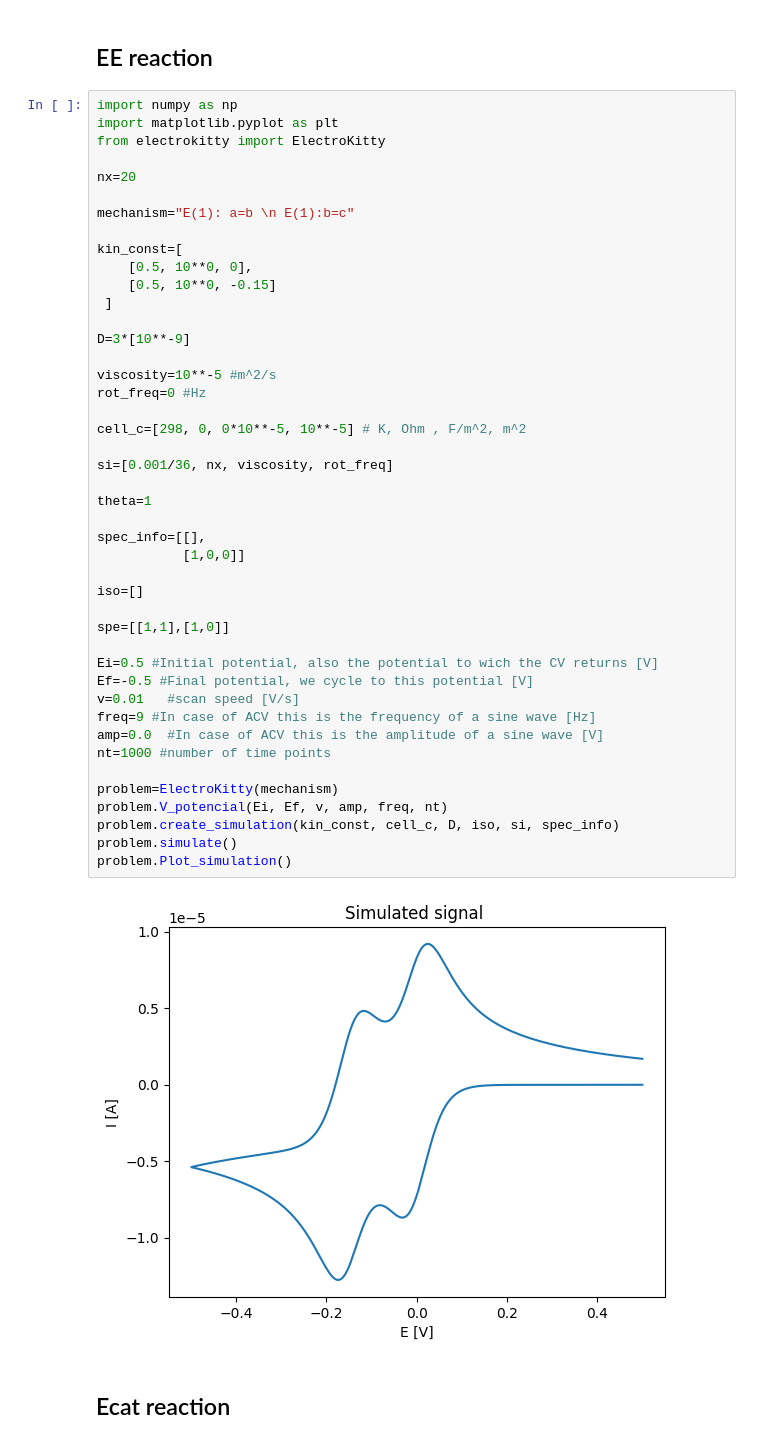
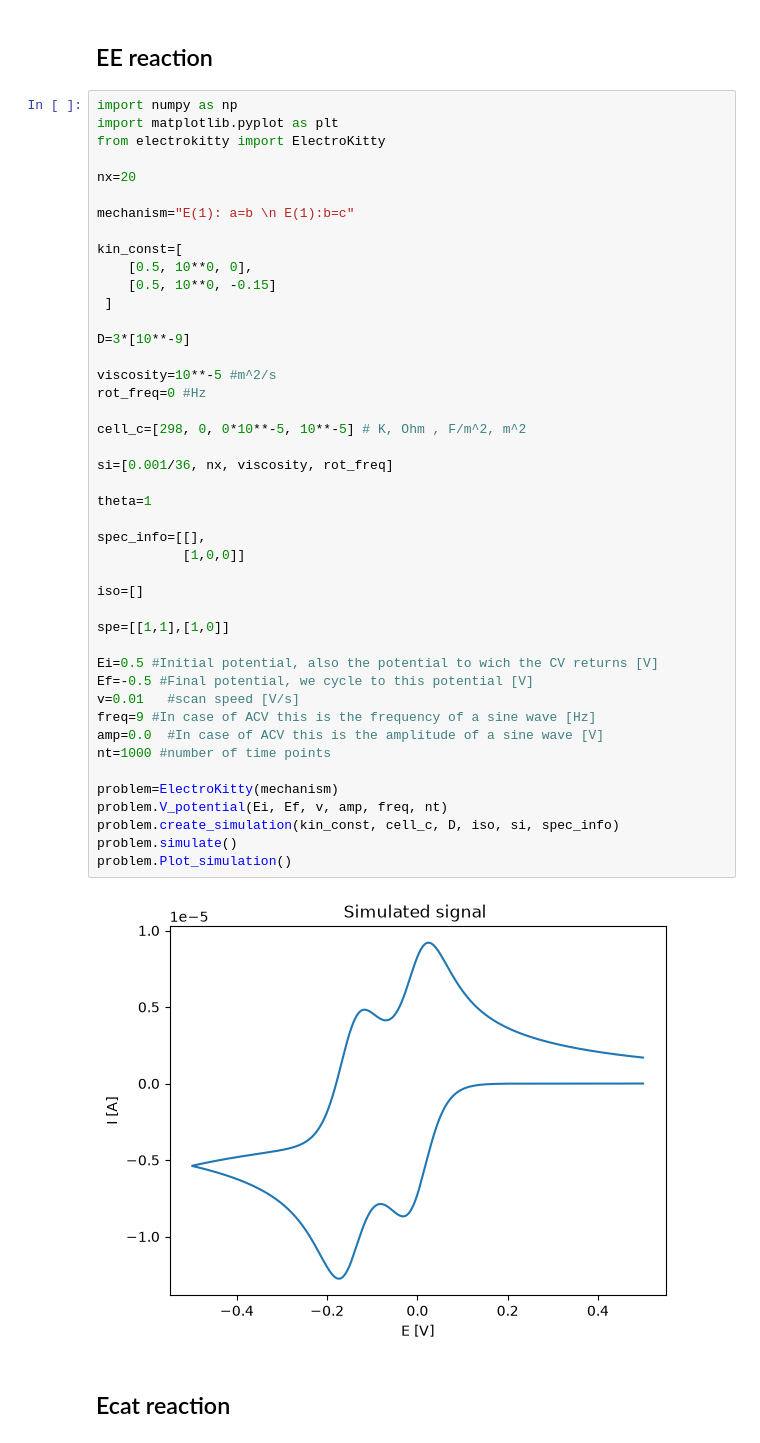
Before and after one commit to RedrumKid/ElectroKitty, a Jupyter notebook: tutorial/Catalogue_of_common_reactions.ipynb, the cells around one changed output. Saved outputs shown, nothing was run; the diff lists cells and outputs as text.

```diff
--- a/tutorial/Catalogue_of_common_reactions.ipynb
+++ b/tutorial/Catalogue_of_common_reactions.ipynb
@@ -62,35 +62,35 @@ kin_const=[
 D=3*[10**-9]
 
 viscosity=10**-5 #m^2/s
 rot_freq=0 #Hz
 
 cell_c=[298, 0, 0*10**-5, 10**-5] # K, Ohm , F/m^2, m^2
 
 si=[0.001/36, nx, viscosity, rot_freq]
 
 theta=1
 
 spec_info=[[],
            [1,0,0]]
 
 iso=[]
 
 spe=[[1,1],[1,0]]
 
 Ei=0.5 #Initial potential, also the potential to wich the CV returns [V]
 Ef=-0.5 #Final potential, we cycle to this potential [V]
 v=0.01   #scan speed [V/s]
 freq=9 #In case of ACV this is the frequency of a sine wave [Hz]
 amp=0.0  #In case of ACV this is the amplitude of a sine wave [V]
 nt=1000 #number of time points
 
 problem=ElectroKitty(mechanism)
-problem.V_potencial(Ei, Ef, v, amp, freq, nt)
+problem.V_potential(Ei, Ef, v, amp, freq, nt)
 problem.create_simulation(kin_const, cell_c, D, iso, si, spec_info)
 problem.simulate()
 problem.Plot_simulation()
 # %% [output]
-[figure, old version]
+[figure, new version]
 # %% [markdown]
 ## Ecat reaction
 # %%
```
Also changed, not shown: parts of 4 cells of this notebook, 12 other files.
